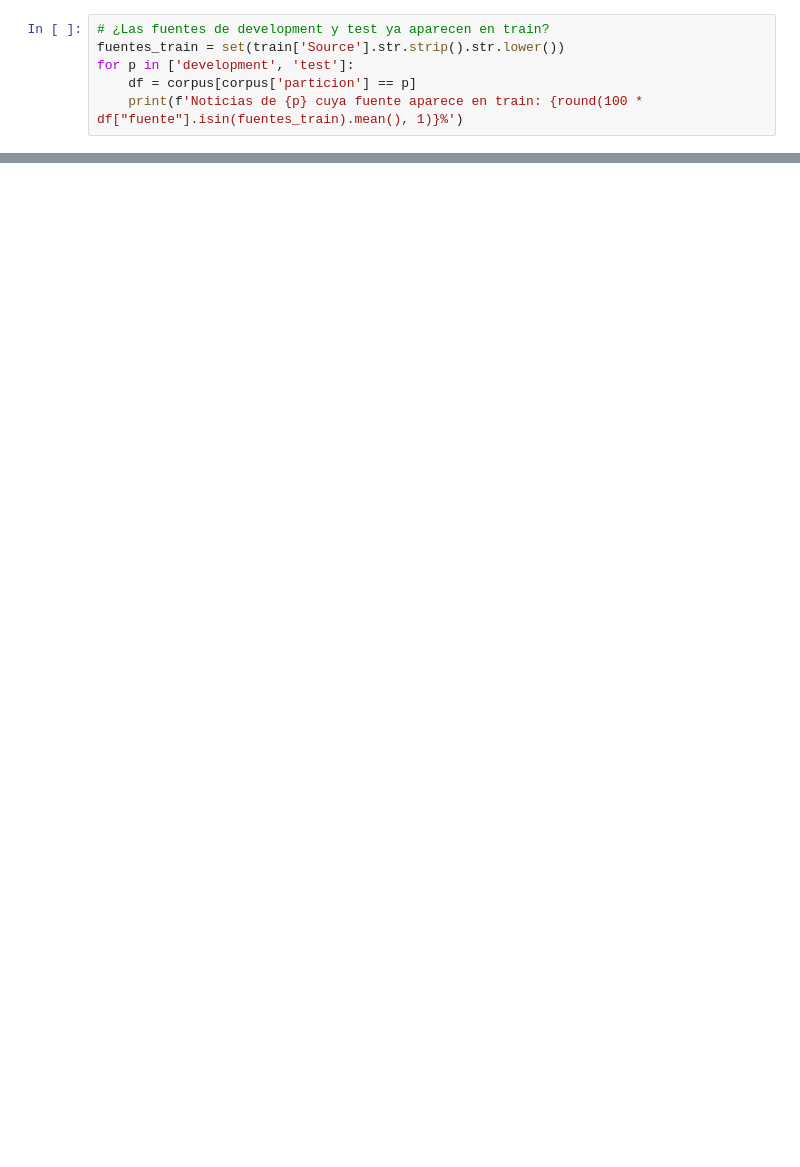
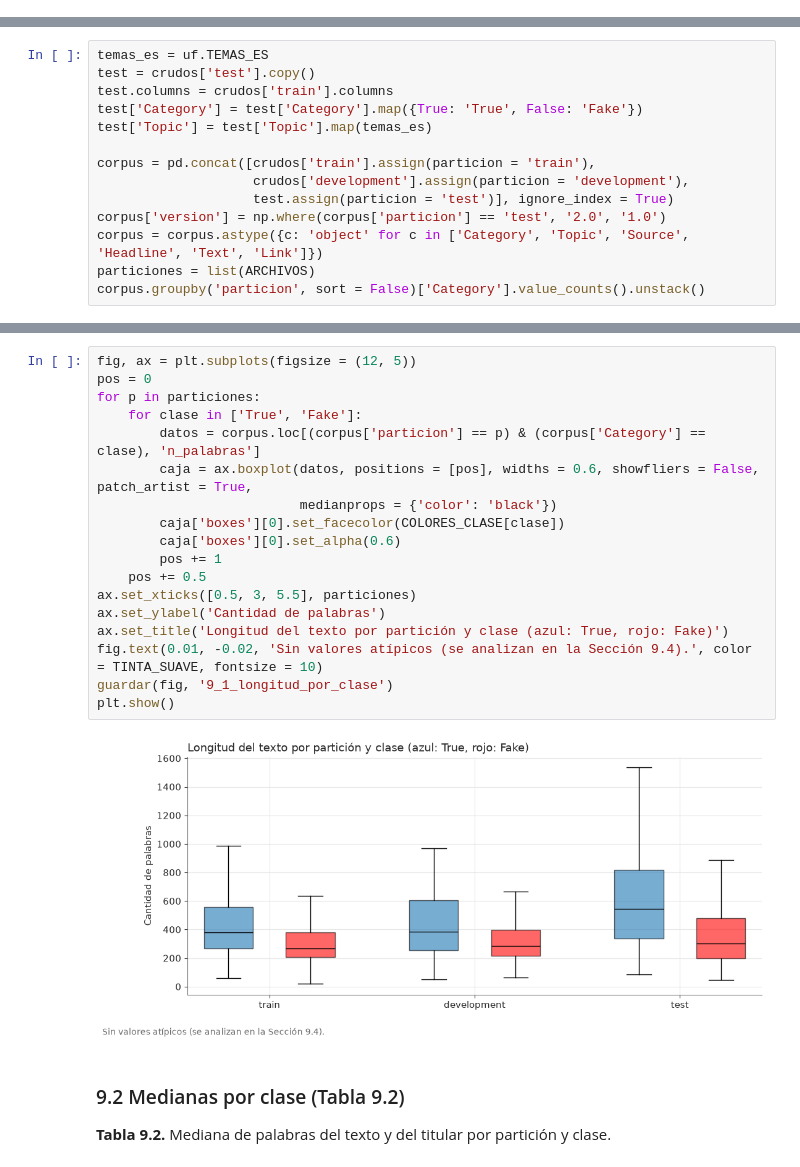
Before and after one commit to makore-0612/FakeDeS_IberLEF_2021, a Jupyter notebook: analisis_exploratorio.ipynb, the cells around one changed output, grey strips where cells are left out. Cells and saved outputs as stored; diff of their text form; blank space fills up the shorter version.

```diff
--- a/analisis_exploratorio.ipynb
+++ b/analisis_exploratorio.ipynb
@@ -366,6 +2,0 @@ display(pd.DataFrame({(p, c): pureza(corpus[corpus['particion'] == p], c) for p
-# %%
-# ¿Las fuentes de development y test ya aparecen en train?
-fuentes_train = set(train['Source'].str.strip().str.lower())
-for p in ['development', 'test']:
-    df = corpus[corpus['particion'] == p]
-    print(f'Noticias de {p} cuya fuente aparece en train: {round(100 * df["fuente"].isin(fuentes_train).mean(), 1)}%')
@@ -611,0 +424,14 @@ display(resumen)
+# %%
+temas_es = uf.TEMAS_ES
+test = crudos['test'].copy()
+test.columns = crudos['train'].columns
+test['Category'] = test['Category'].map({True: 'True', False: 'Fake'})
+test['Topic'] = test['Topic'].map(temas_es)
+
+corpus = pd.concat([crudos['train'].assign(particion = 'train'),
+                    crudos['development'].assign(particion = 'development'),
+                    test.assign(particion = 'test')], ignore_index = True)
+corpus['version'] = np.where(corpus['particion'] == 'test', '2.0', '1.0')
+corpus = corpus.astype({c: 'object' for c in ['Category', 'Topic', 'Source', 'Headline', 'Text', 'Link']})
+particiones = list(ARCHIVOS)
+corpus.groupby('particion', sort = False)['Category'].value_counts().unstack()
@@ -611,0 +900,24 @@ display(resumen)
+# %%
+fig, ax = plt.subplots(figsize = (12, 5))
+pos = 0
+for p in particiones:
+    for clase in ['True', 'Fake']:
+        datos = corpus.loc[(corpus['particion'] == p) & (corpus['Category'] == clase), 'n_palabras']
+        caja = ax.boxplot(datos, positions = [pos], widths = 0.6, showfliers = False, patch_artist = True,
+                          medianprops = {'color': 'black'})
+        caja['boxes'][0].set_facecolor(COLORES_CLASE[clase])
+        caja['boxes'][0].set_alpha(0.6)
+        pos += 1
+    pos += 0.5
+ax.set_xticks([0.5, 3, 5.5], particiones)
+ax.set_ylabel('Cantidad de palabras')
+ax.set_title('Longitud del texto por partición y clase (azul: True, rojo: Fake)')
+fig.text(0.01, -0.02, 'Sin valores atípicos (se analizan en la Sección 9.4).', color = TINTA_SUAVE, fontsize = 10)
+guardar(fig, '9_1_longitud_por_clase')
+plt.show()
+# %% [output]
+[figure, added]
+# %% [markdown]
+### 9.2 Medianas por clase (Tabla 9.2)
+
+**Tabla 9.2.** Mediana de palabras del texto y del titular por partición y clase.
```
Also changed, not shown: parts of 227 cells of this notebook, 47 other files.
